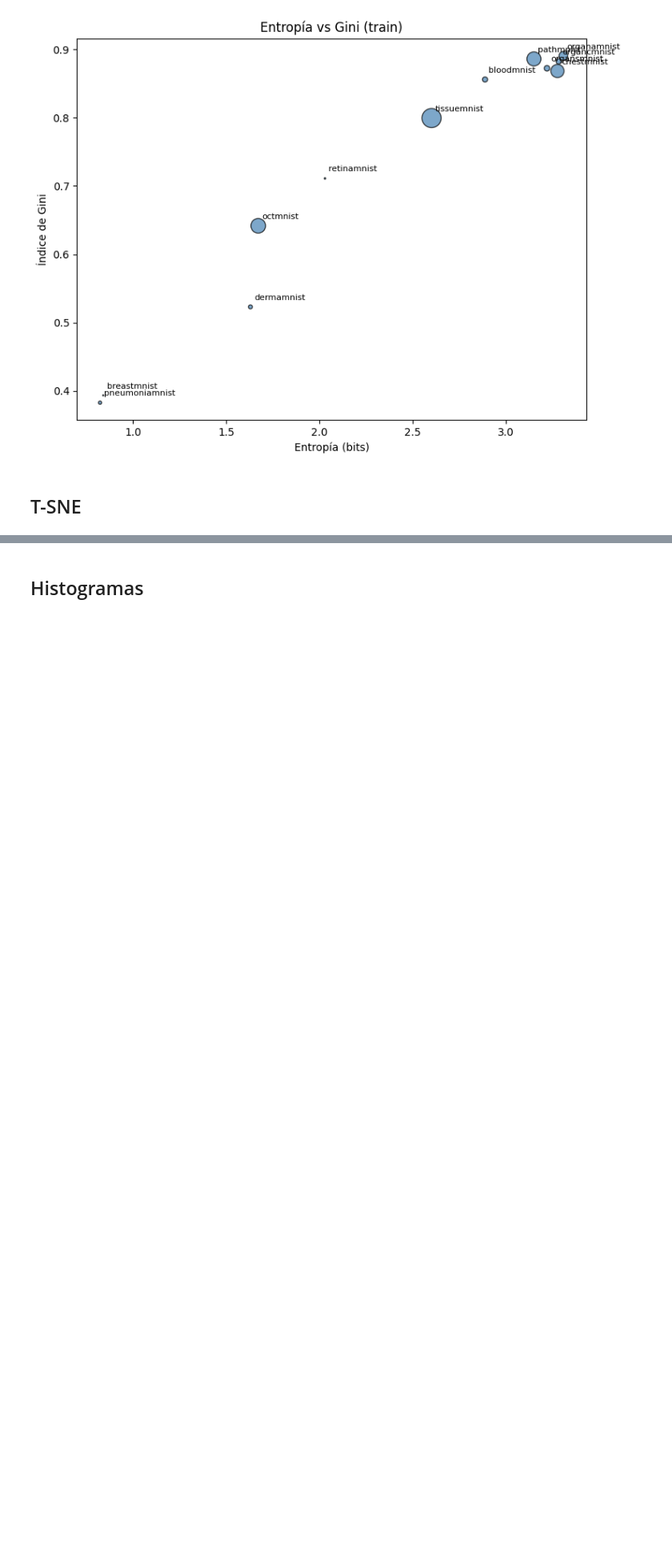
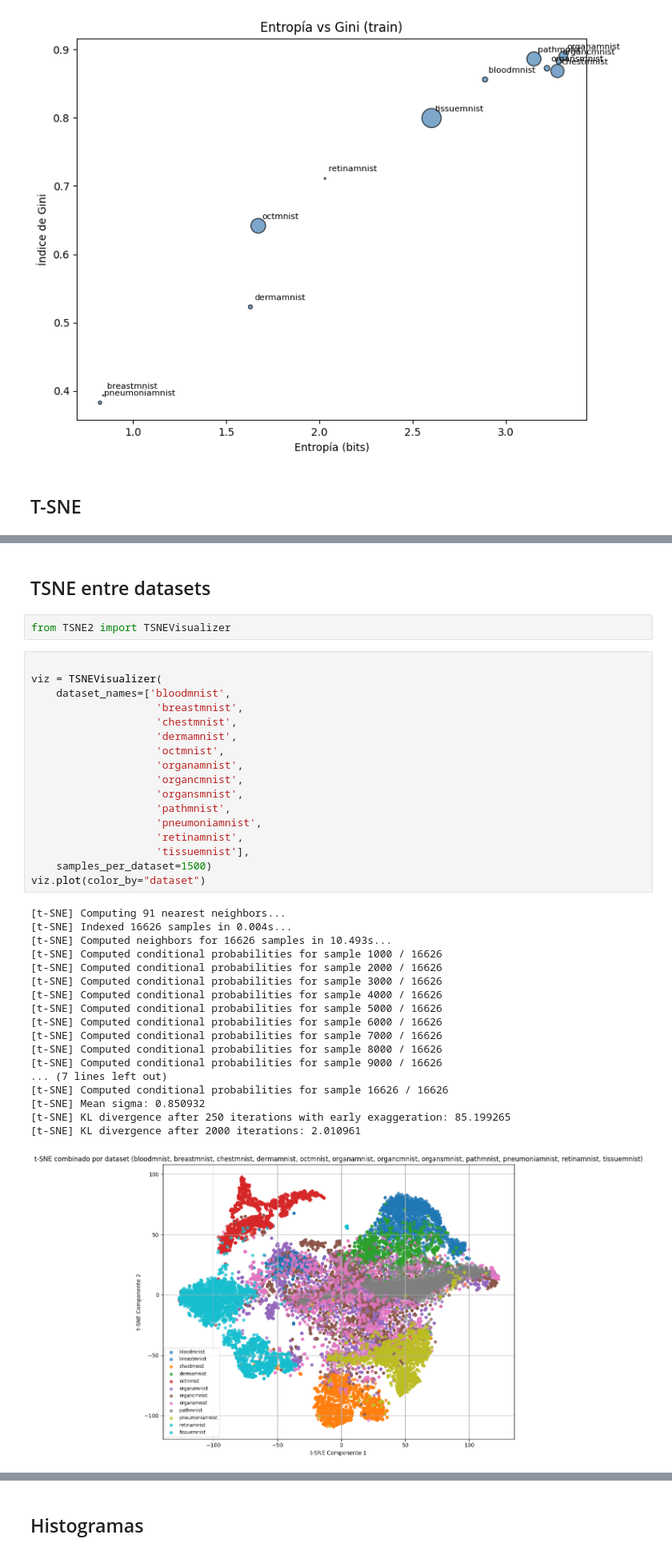
Before and after one commit to matgoni/ModeloGeneral-MedMNIST, a Jupyter notebook: EDA.ipynb, the cells around one changed output, grey strips where cells are left out. Shown at 80% size. Saved outputs shown, nothing was run; the diff lists cells and outputs as text; blank space fills up the shorter version.

Commit message:
feat: Agregar clase TSNEVisualizer para visualización t-SNE de conjuntos MedMNIST

```diff
--- a/EDA.ipynb
+++ b/EDA.ipynb
@@ -64,0 +68,40 @@ Aplicando t-SNE a 546 muestras de breastmnist...
+# %% [markdown]
+## TSNE entre datasets
+# %%
+from TSNE2 import TSNEVisualizer
+# %%
+
+viz = TSNEVisualizer(
+    dataset_names=['bloodmnist',
+                    'breastmnist',
+                    'chestmnist',
+                    'dermamnist',
+                    'octmnist',
+                    'organamnist',
+                    'organcmnist',
+                    'organsmnist',
+                    'pathmnist',
+                    'pneumoniamnist',
+                    'retinamnist',
+                    'tissuemnist'],
+    samples_per_dataset=1500)
+viz.plot(color_by="dataset")
+# %% [output]
+[t-SNE] Computing 91 nearest neighbors...
+[t-SNE] Indexed 16626 samples in 0.004s...
+[t-SNE] Computed neighbors for 16626 samples in 10.493s...
+[t-SNE] Computed conditional probabilities for sample 1000 / 16626
+[t-SNE] Computed conditional probabilities for sample 2000 / 16626
+[t-SNE] Computed conditional probabilities for sample 3000 / 16626
+[t-SNE] Computed conditional probabilities for sample 4000 / 16626
+[t-SNE] Computed conditional probabilities for sample 5000 / 16626
+[t-SNE] Computed conditional probabilities for sample 6000 / 16626
+[t-SNE] Computed conditional probabilities for sample 7000 / 16626
+[t-SNE] Computed conditional probabilities for sample 8000 / 16626
+[t-SNE] Computed conditional probabilities for sample 9000 / 16626
+... (7 lines left out)
+[t-SNE] Computed conditional probabilities for sample 16626 / 16626
+[t-SNE] Mean sigma: 0.850932
+[t-SNE] KL divergence after 250 iterations with early exaggeration: 85.199265
+[t-SNE] KL divergence after 2000 iterations: 2.010961
+[figure, added]
```
Also changed, not shown: parts of 7 cells of this notebook, 1 other file.
